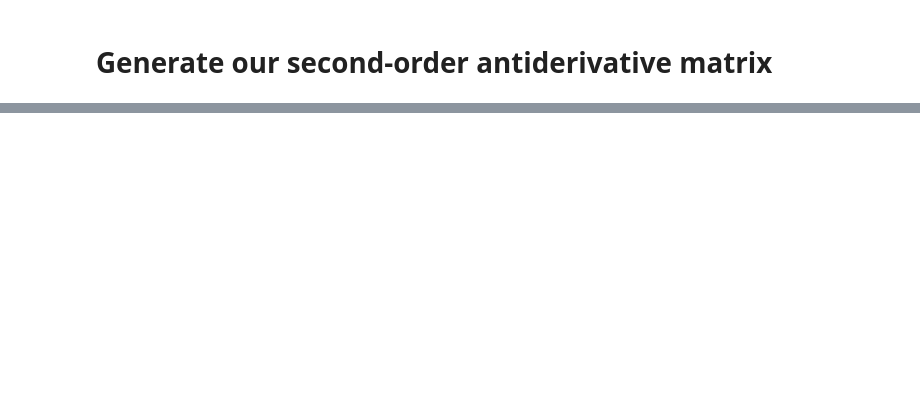
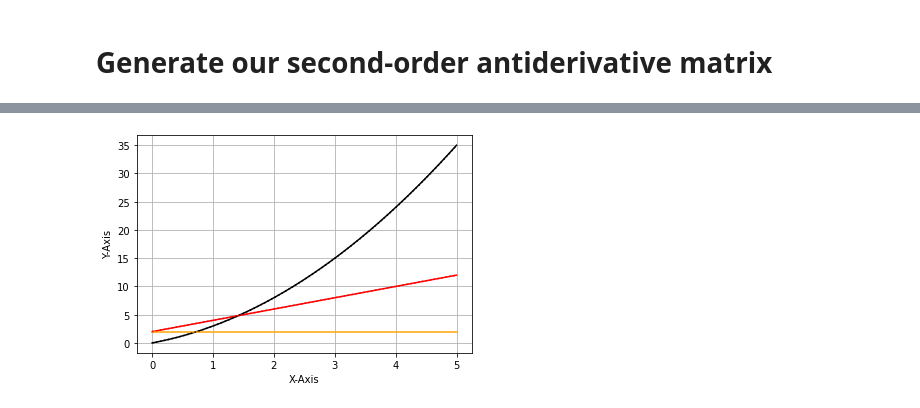
Before and after one commit to Seer885/damped-wave-eq-project, a Jupyter notebook: code-work/antiderivative-approximation.ipynb, the cells around one changed output, grey strips where cells are left out. Cells and saved outputs as stored; diff of their text form; code cells hidden in the pictures; blank space fills up the shorter version.

```diff
--- a/code-work/antiderivative-approximation.ipynb
+++ b/code-work/antiderivative-approximation.ipynb
@@ -93,0 +131,99 @@ plt.show()
+# %%
+import numpy as np
+import matplotlib.pyplot as plt
+
+# Define our initial function and our exact end goal function for comparison purposes
+def func2(x):
+    """Inputs an array of x-values and outputs an array of the second order derivative y-values."""
+    num_vals = x.size
+    return np.ones(num_vals) * 2
+
+def exact_func1(x):
+    """Inputs an array of x-values and outputs an array of the exact y-values of the derivative of
+    the original function."""
+    return 2 * x + 2
+
+def exact_func(x):
+    """Inputs an array of x-values and outputs an array of the exact y-values of the original function."""
+    return x ** 2 + 2 * x
+
+
+
+
+# Define our input x-values and other important variables
+# Setting our min and max x-values
+x_min = 0
+x_max = 5
+
+# Setting our initial values at y'(0) and y(0)
+init_y = 0
+init_yp = 2
+
+# Create our array of inputs by dividing it into n distinct subintervals
+num_interv = 500
+x_val = np.linspace(x_min, x_max, num_interv+1)
+
+# Define our subinterval width
+interv_width = (x_max-x_min) / num_interv
+
+
+
+
+# Defining and plotting our exact outputs
+exac_y_val = exact_func(x_val)
+plt.plot(x_val, exac_y_val, color="black")
+
+exac_deriv1_val = exact_func1(x_val)
+plt.plot(x_val, exac_deriv1_val, color="red")
+
+deriv2_val = func2(x_val)
+plt.plot(x_val, deriv2_val, color="orange")
+
+
+
+
+# Creating our antiderivative matrix and multiply it to our modified array of second derivative outputs
+antid_matrix = inverse_D1(num_interv+1)
+
+
+
+
+# Compute our estimated y'(x)-values using y'(x) = D1^{-1}*y''(x)*h
+estim_deriv1_val = np.matmul(antid_matrix, deriv2_val) * interv_width
+
+#Adjust the height of the line to match our initial value at y'(0)
+if estim_deriv1_val[0] != init_yp:
+
+    # We set the different between our observed and expected y'(0) to diff, and add it to our observed y'(x)
+    diff = init_yp - estim_deriv1_val[0]
+    estim_deriv1_val += diff
+
+# Plot our estimated y'(x)
+plt.plot(x_val, estim_deriv1_val, color="red", linestyle="dotted")
+
+
+
+
+# Compute our estimate y(x) values using y(x) = D1^{-1}*y'(x)*h
+estim_y_val = np.matmul(antid_matrix, estim_deriv1_val) * interv_width
+
+#Adjust the height of the line to match our initial value at y'(0)
+if estim_y_val[0] != init_y:
+
+    # We set the different between our observed and expected y'(0) to diff, and add it to our observed y'(x)
+    diff = init_y - estim_y_val[0]
+    estim_y_val += diff
+
+# Plot our estimated y(x)
+plt.plot(x_val, estim_y_val, color="black", linestyle="dotted")
+
+
+
+
+# Set up our cosmetic expectations for our plot and display the graph
+plt.grid()
+plt.xlabel("X-Axis")
+plt.ylabel("Y-Axis")
+plt.show()
+# %% [output]
+[figure, added]
```
Also changed, not shown: parts of 5 cells of this notebook.
